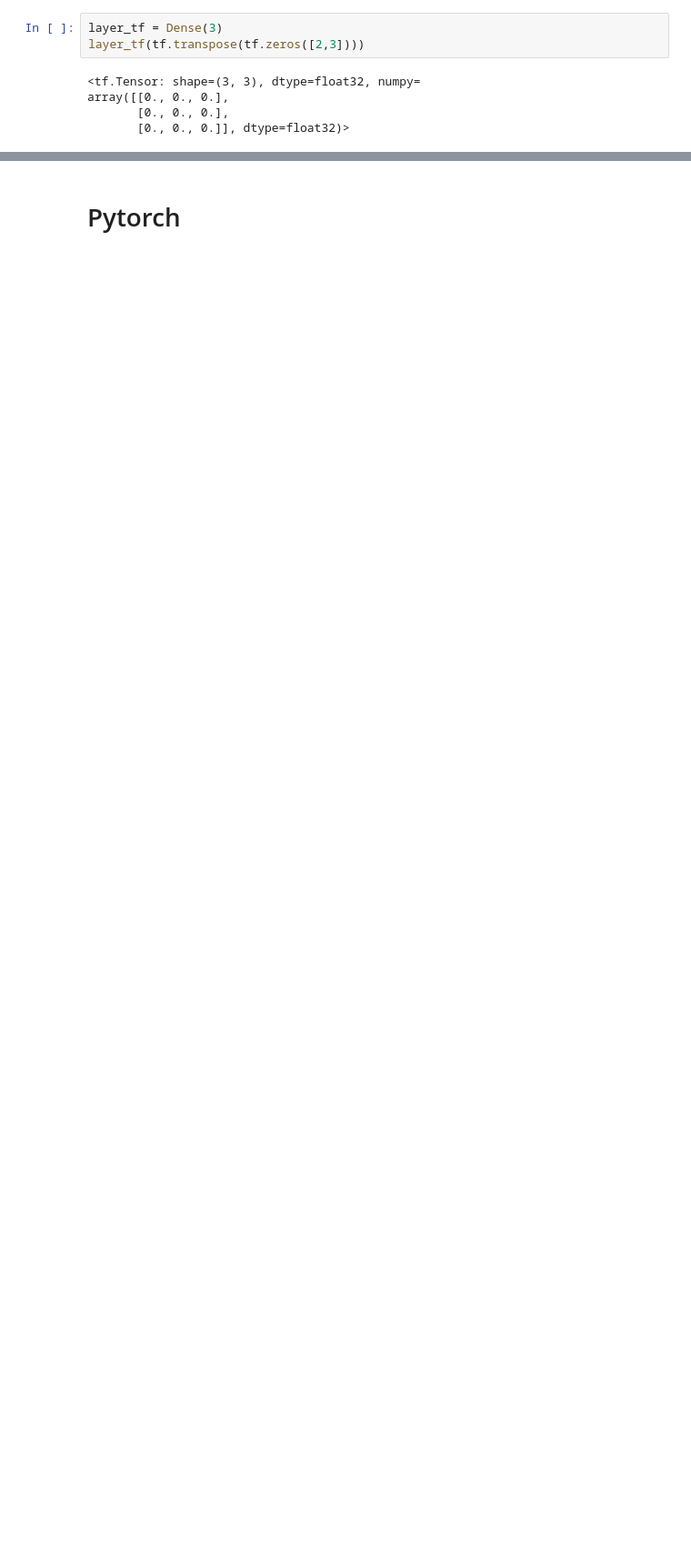
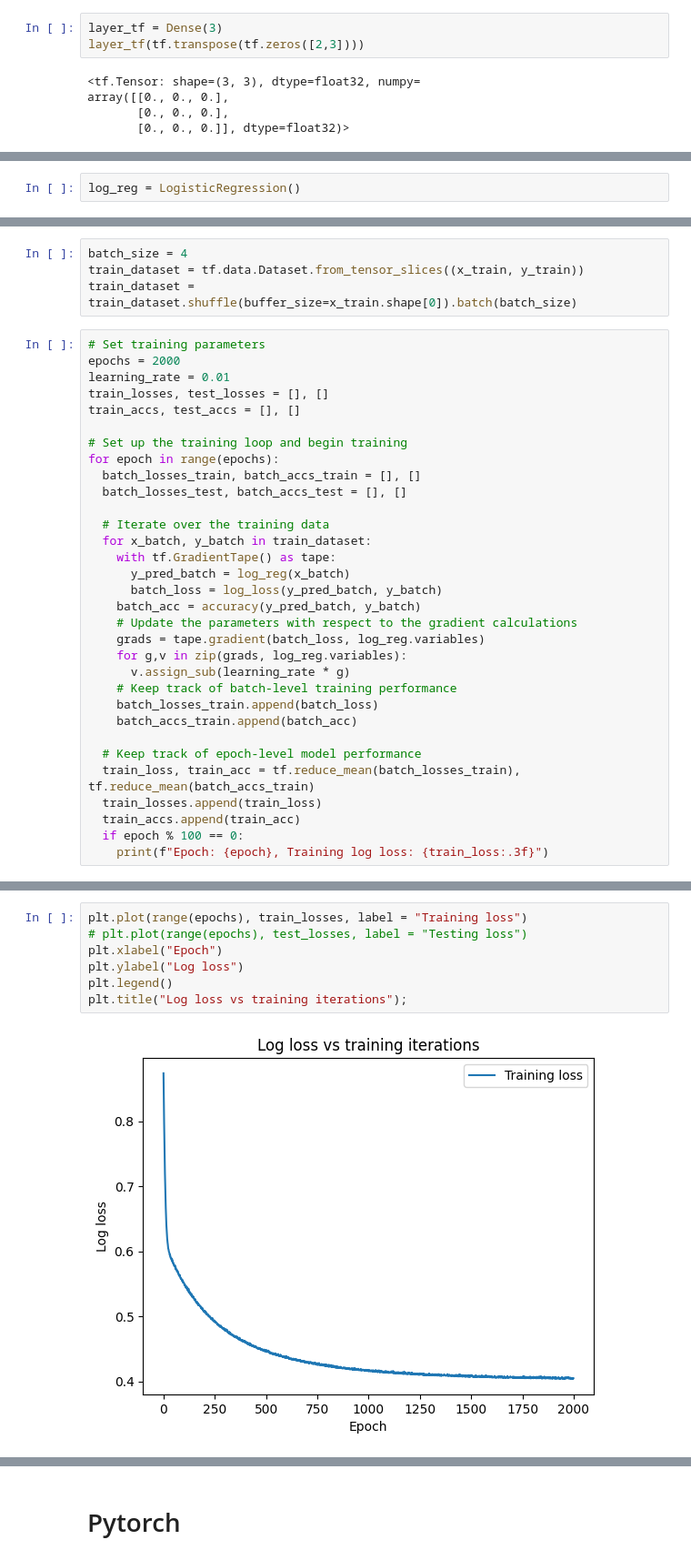
Before and after one commit to vankhoa21991/cyberlab, a Jupyter notebook: tutorial/week2_neuralnetwork/theory.ipynb, the cells around one changed output, grey strips where cells are left out. Shown at 91% size. Drawn from its saved outputs; the diff is of its cells as text; blank space fills up the shorter version.

```diff
--- a/tutorial/week2_neuralnetwork/theory.ipynb
+++ b/tutorial/week2_neuralnetwork/theory.ipynb
@@ -54,0 +109,2 @@ array([[0., 0., 0.],
+# %%
+log_reg = LogisticRegression()
@@ -54,0 +132,36 @@ array([[0., 0., 0.],
+# %%
+batch_size = 4
+train_dataset = tf.data.Dataset.from_tensor_slices((x_train, y_train))
+train_dataset = train_dataset.shuffle(buffer_size=x_train.shape[0]).batch(batch_size)
+# %%
+# Set training parameters
+epochs = 2000
+learning_rate = 0.01
+train_losses, test_losses = [], []
+train_accs, test_accs = [], []
+
+# Set up the training loop and begin training
+for epoch in range(epochs):
+  batch_losses_train, batch_accs_train = [], []
+  batch_losses_test, batch_accs_test = [], []
+
+  # Iterate over the training data
+  for x_batch, y_batch in train_dataset:
+    with tf.GradientTape() as tape:
+      y_pred_batch = log_reg(x_batch)
+      batch_loss = log_loss(y_pred_batch, y_batch)
+    batch_acc = accuracy(y_pred_batch, y_batch)
+    # Update the parameters with respect to the gradient calculations
+    grads = tape.gradient(batch_loss, log_reg.variables)
+    for g,v in zip(grads, log_reg.variables):
+      v.assign_sub(learning_rate * g)
+    # Keep track of batch-level training performance
+    batch_losses_train.append(batch_loss)
+    batch_accs_train.append(batch_acc)
+
+  # Keep track of epoch-level model performance
+  train_loss, train_acc = tf.reduce_mean(batch_losses_train), tf.reduce_mean(batch_accs_train)
+  train_losses.append(train_loss)
+  train_accs.append(train_acc)
+  if epoch % 100 == 0:
+    print(f"Epoch: {epoch}, Training log loss: {train_loss:.3f}")
@@ -54,0 +189,9 @@ array([[0., 0., 0.],
+# %%
+plt.plot(range(epochs), train_losses, label = "Training loss")
+# plt.plot(range(epochs), test_losses, label = "Testing loss")
+plt.xlabel("Epoch")
+plt.ylabel("Log loss")
+plt.legend()
+plt.title("Log loss vs training iterations");
+# %% [output]
+[figure, added]
```
Also changed, not shown: parts of 15 cells of this notebook, 8 other files.
